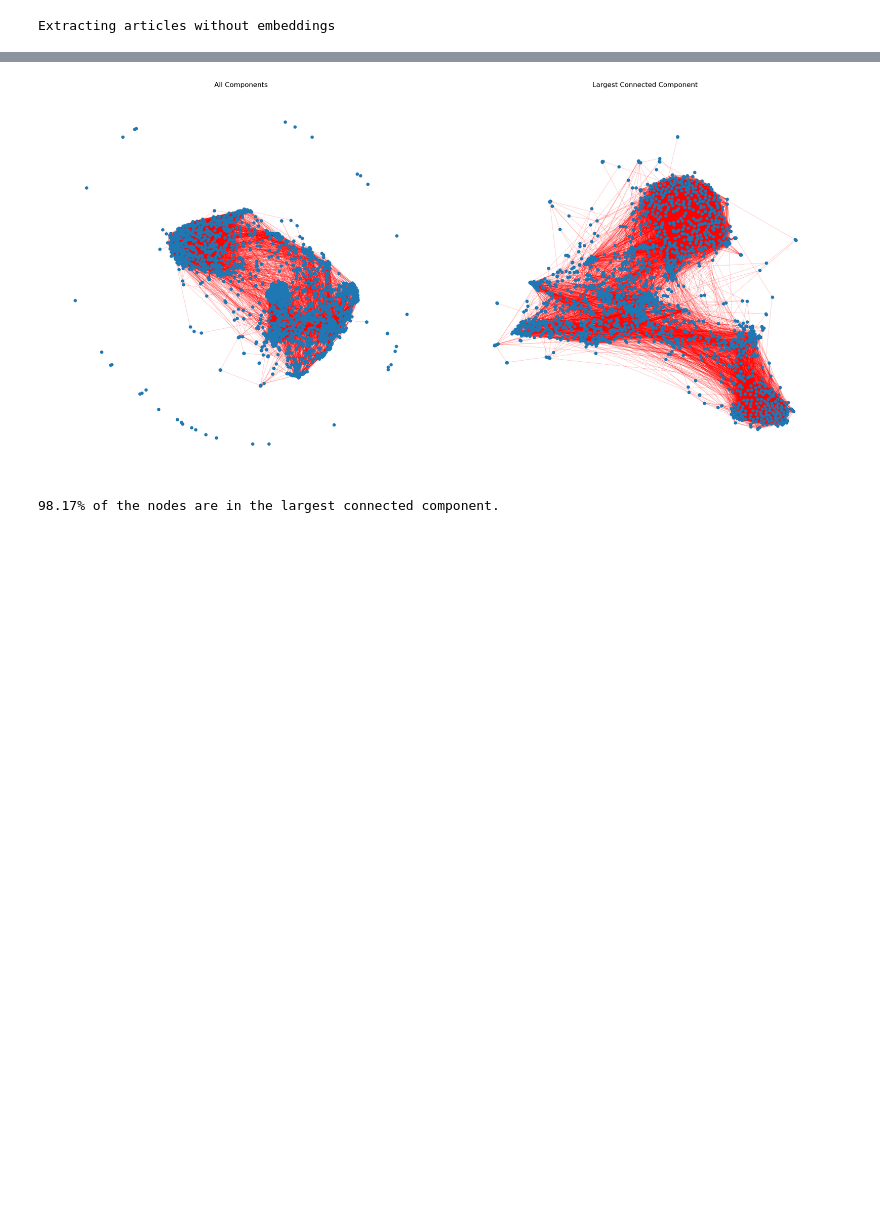
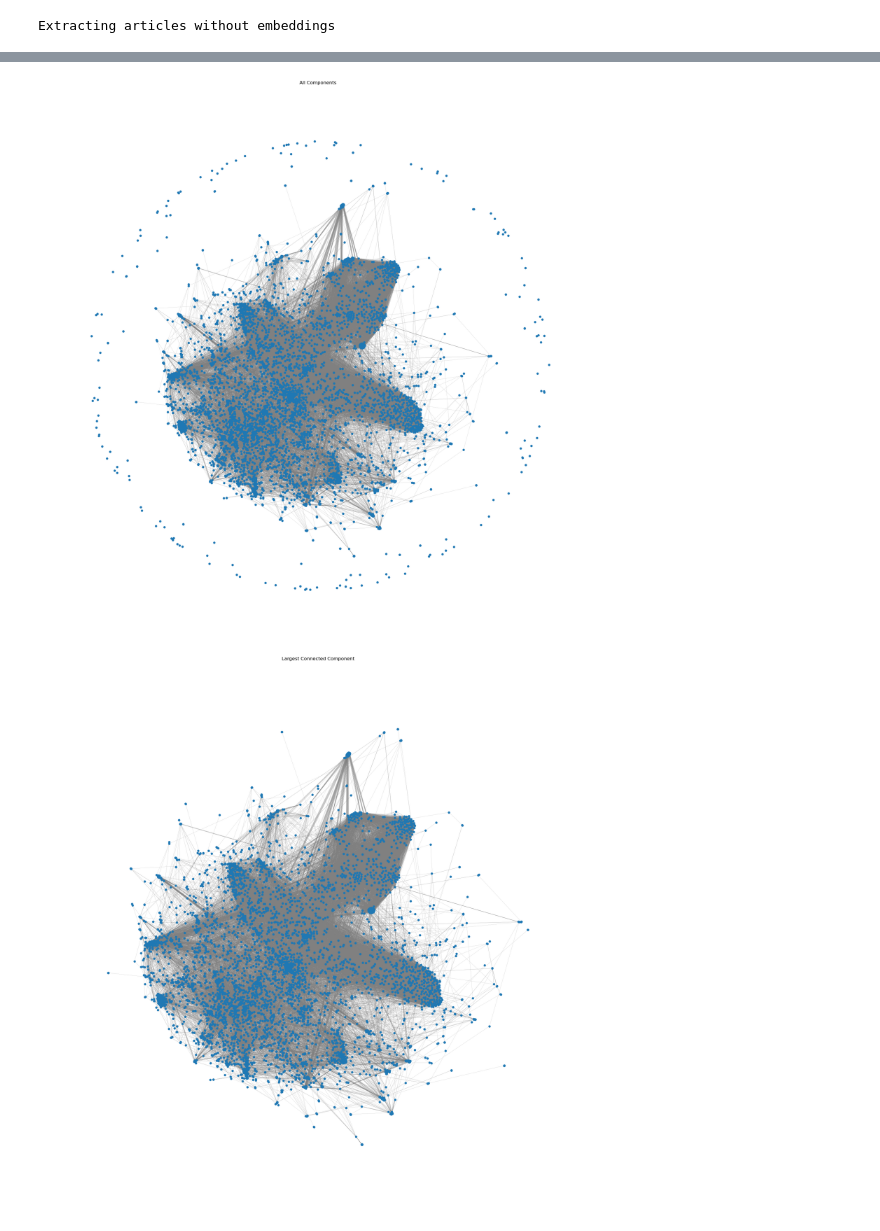
Before and after one commit to TheRealNicolai/Social_NewsProject, a Jupyter notebook: project_assignment.ipynb, the cells around one changed output, grey strips where cells are left out. Saved outputs shown, nothing was run; the diff lists cells and outputs as text; code cells hidden in the pictures; blank space fills up the shorter version.

```diff
--- a/project_assignment.ipynb
+++ b/project_assignment.ipynb
@@ -22,11 +32,15 @@ get_new_nodes = False # Set to true if you want to use api credits to get more d
 # %%
 # Run to use up to 30 newsdata.io credits for more articles
 if get_new_nodes:
-    william, bella, nicolai = 'pub_d9de26b5f5c540558489f00542c6366d', ' ', 'pub_2ffc1a6468d240ee80c80400eeea1c23'
+    william, bella, nicolai = 'pub_d9de26b5f5c540558489f00542c6366d', 'pub_b17b6c07e5924b47a7266d5a23f43a33', 'pub_2ffc1a6468d240ee80c80400eeea1c23'
+    with open('newsdata.json', 'r') as f:
+        print(f'Number of articles before: {len(json.load(f))-1}')
     try:
-        get_new_articles(api_key=william, data_filename=data_filename, verbose=False)
+        get_new_articles(api_key=nicolai, data_filename=data_filename, verbose=False)
     except Exception as e:
         print('No more api credits')
+    with open('newsdata.json', 'r') as f:
+        print(f'Number of articles after: {len(json.load(f))-1}')
 # %%
 if run_embedding:
     # Embedding all articles
@@ -243,37 +266,40 @@ print("Node attributes are:", list(list(H.nodes(data=True))[0][1].keys()))
 if run_new_pos:
     pos = nx.forceatlas2_layout(G, max_iter=1000, scaling_ratio=2, gravity=2, linlog=True, seed=42)
     pos2 = nx.forceatlas2_layout(H, max_iter=1000, scaling_ratio=2, gravity=2, linlog=True, seed=42)
-    with open('POS.pkl', 'wb') as f:    # Saving POS as for later use, as they take time to compute
+    with open(f'POS_{thres}.pkl', 'wb') as f:    # Saving POS as for later use, as they take time to compute
         pickle.dump(pos, f)
-    with open('POS2.pkl', 'wb') as f:
+    with open(f'POS2_{thres}.pkl', 'wb') as f:
         pickle.dump(pos2, f)
 else:
-    with open('POS.pkl', 'rb') as f:    # Loading previously computed POS
+    with open(f'POS_{thres}.pkl', 'rb') as f:    # Loading previously computed POS
         pos = pickle.load(f)
-    with open('POS2.pkl', 'rb') as f:
+    with open(f'POS2_{thres}.pkl', 'rb') as f:
         pos2 = pickle.load(f)
 # %%
-fig, ax = plt.subplots(1,2, figsize=(20, 10))
+fig, ax = plt.subplots(1,1, figsize=(20, 20))
 
-nx.draw_networkx_nodes(G, pos, node_size=35, linewidths=0, ax=ax[0])
-nx.draw_networkx_edges(G, pos, width=0.2, alpha=0.8, edge_color="red", ax=ax[0])
-ax[0].margins(0.1)
-ax[0].set_axis_off()
-ax[0].set_title('All Components')
-
-nx.draw_networkx_nodes(H, pos2, node_size=35, linewidths=0, ax=ax[1])
-nx.draw_networkx_edges(H, pos2, width=0.2, alpha=0.8, edge_color="red", ax=ax[1])
-ax[1].margins(0.1)
-ax[1].set_axis_off()
-ax[1].set_title('Largest Connected Component')
+nx.draw_networkx_nodes(G, pos, node_size=35, linewidths=0, ax=ax)
+nx.draw_networkx_edges(G, pos, width=0.2, alpha=0.8, edge_color="grey", ax=ax)
+ax.margins(0.1)
+ax.set_axis_off()
+ax.set_title('All Components')
 
 plt.tight_layout()
 plt.show()
 
-print(f"{round(len(H.nodes())/len(G.nodes())*100,2)}% of the nodes are in the largest connected component.")
+fig, ax = plt.subplots(1,1, figsize=(20, 20))
+
+nx.draw_networkx_nodes(H, pos, node_size=35, linewidths=0, ax=ax)
+nx.draw_networkx_edges(H, pos, width=0.2, alpha=0.8, edge_color="grey", ax=ax)
+ax.margins(0.1)
+ax.set_axis_off()
+ax.set_title('Largest Connected Component')
+
+plt.tight_layout()
+plt.show()
 # %% [output]
-[figure, old version]
+[figure, new version]
-98.17% of the nodes are in the largest connected component.
+[figure, added]
 # %%
 degrees = [H.degree(n) for n in H.nodes()]
 
```
Also changed, not shown: parts of 8 cells of this notebook, 14 other files.
